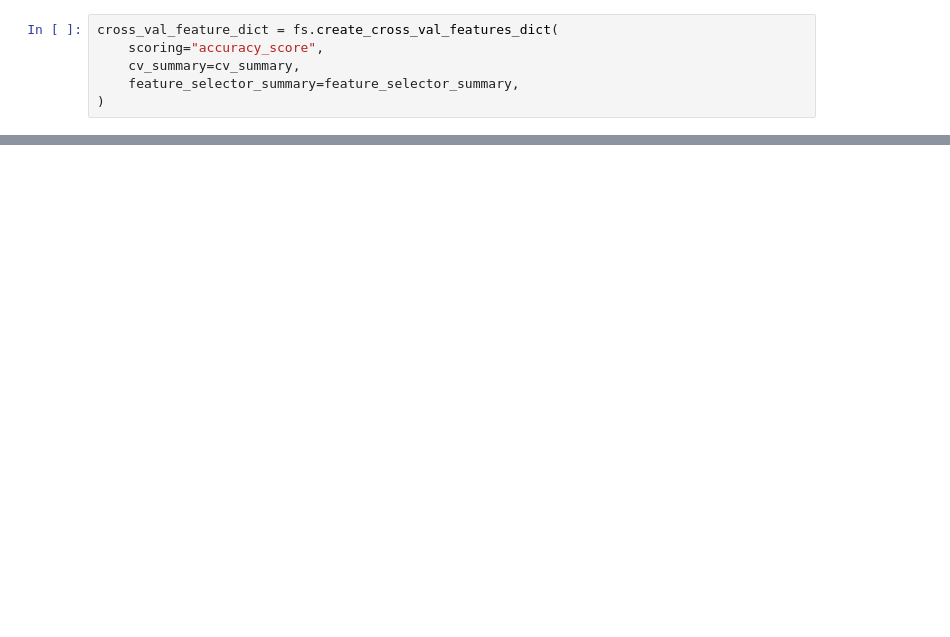
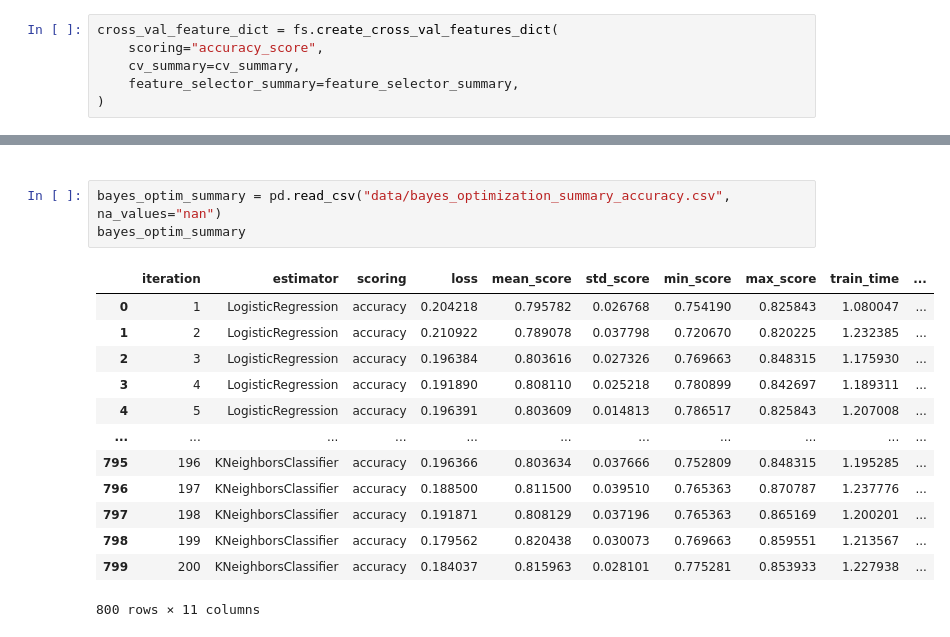
Before and after one commit to petersontylerd/mlmachine, a Jupyter notebook: notebooks/mlmachine_part_4.ipynb, the cells around one changed output, grey strips where cells are left out. Saved outputs shown, nothing was run; the diff lists cells and outputs as text; blank space fills up the shorter version.

```diff
--- a/notebooks/mlmachine_part_4.ipynb
+++ b/notebooks/mlmachine_part_4.ipynb
@@ -571,0 +424,19 @@ Continue to [Part 5](https://github.com/petersontylerd/mlmachine/blob/master/not
+# %% [markdown]
+<a id = 'Results-Summary'></a>
+# %%
+bayes_optim_summary = pd.read_csv("data/bayes_optimization_summary_accuracy.csv", na_values="nan")
+bayes_optim_summary
+# %% [output]
+|  | iteration | estimator | scoring | loss | mean_score | std_score | min_score | max_score | train_time | ... |
+| 0 | 1 | LogisticRegression | accuracy | 0.204218 | 0.795782 | 0.026768 | 0.754190 | 0.825843 | 1.080047 | ... |
+| 1 | 2 | LogisticRegression | accuracy | 0.210922 | 0.789078 | 0.037798 | 0.720670 | 0.820225 | 1.232385 | ... |
+| 2 | 3 | LogisticRegression | accuracy | 0.196384 | 0.803616 | 0.027326 | 0.769663 | 0.848315 | 1.175930 | ... |
+| 3 | 4 | LogisticRegression | accuracy | 0.191890 | 0.808110 | 0.025218 | 0.780899 | 0.842697 | 1.189311 | ... |
+| 4 | 5 | LogisticRegression | accuracy | 0.196391 | 0.803609 | 0.014813 | 0.786517 | 0.825843 | 1.207008 | ... |
+| ... | ... | ... | ... | ... | ... | ... | ... | ... | ... | ... |
+| 795 | 196 | KNeighborsClassifier | accuracy | 0.196366 | 0.803634 | 0.037666 | 0.752809 | 0.848315 | 1.195285 | ... |
+| 796 | 197 | KNeighborsClassifier | accuracy | 0.188500 | 0.811500 | 0.039510 | 0.765363 | 0.870787 | 1.237776 | ... |
+| 797 | 198 | KNeighborsClassifier | accuracy | 0.191871 | 0.808129 | 0.037196 | 0.765363 | 0.865169 | 1.200201 | ... |
+| 798 | 199 | KNeighborsClassifier | accuracy | 0.179562 | 0.820438 | 0.030073 | 0.769663 | 0.859551 | 1.213567 | ... |
+| 799 | 200 | KNeighborsClassifier | accuracy | 0.184037 | 0.815963 | 0.028101 | 0.775281 | 0.853933 | 1.227938 | ... |
+800 rows × 11 columns
```
Also changed, not shown: parts of 84 cells of this notebook, 10 other files.
